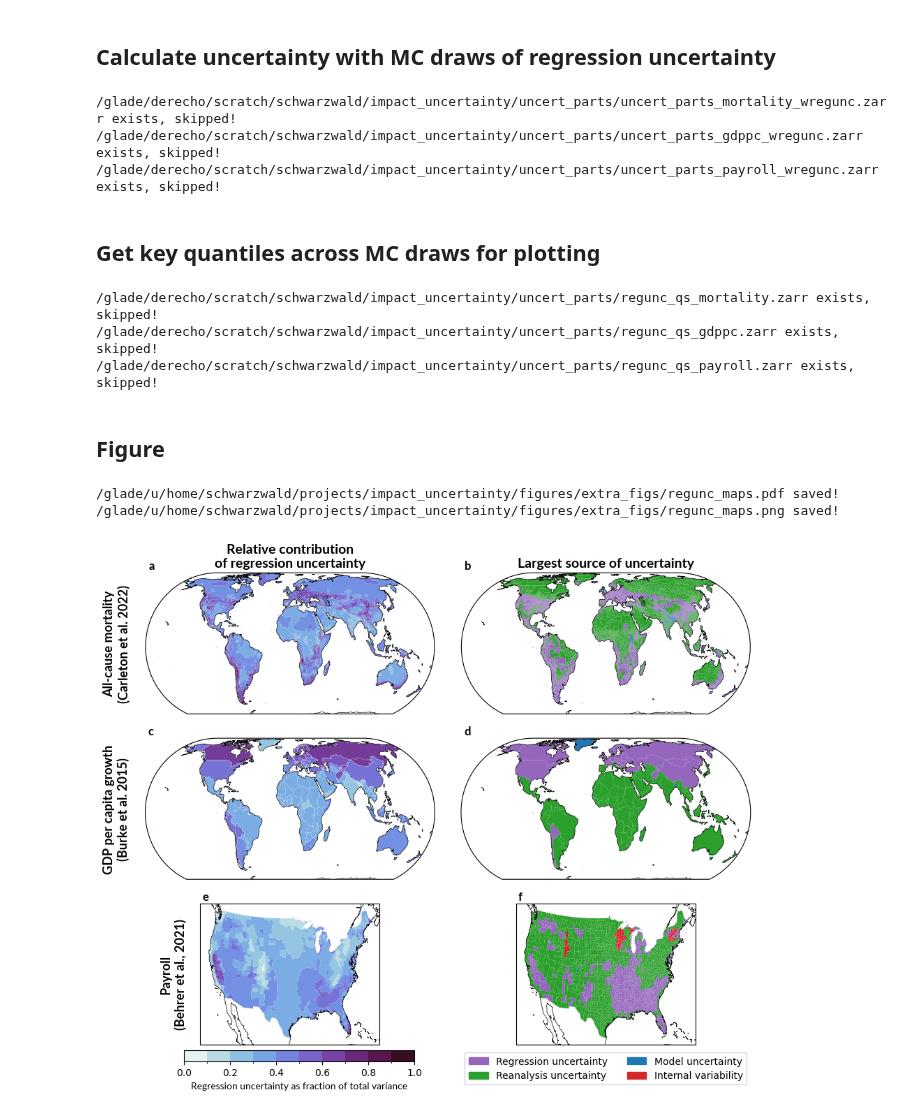
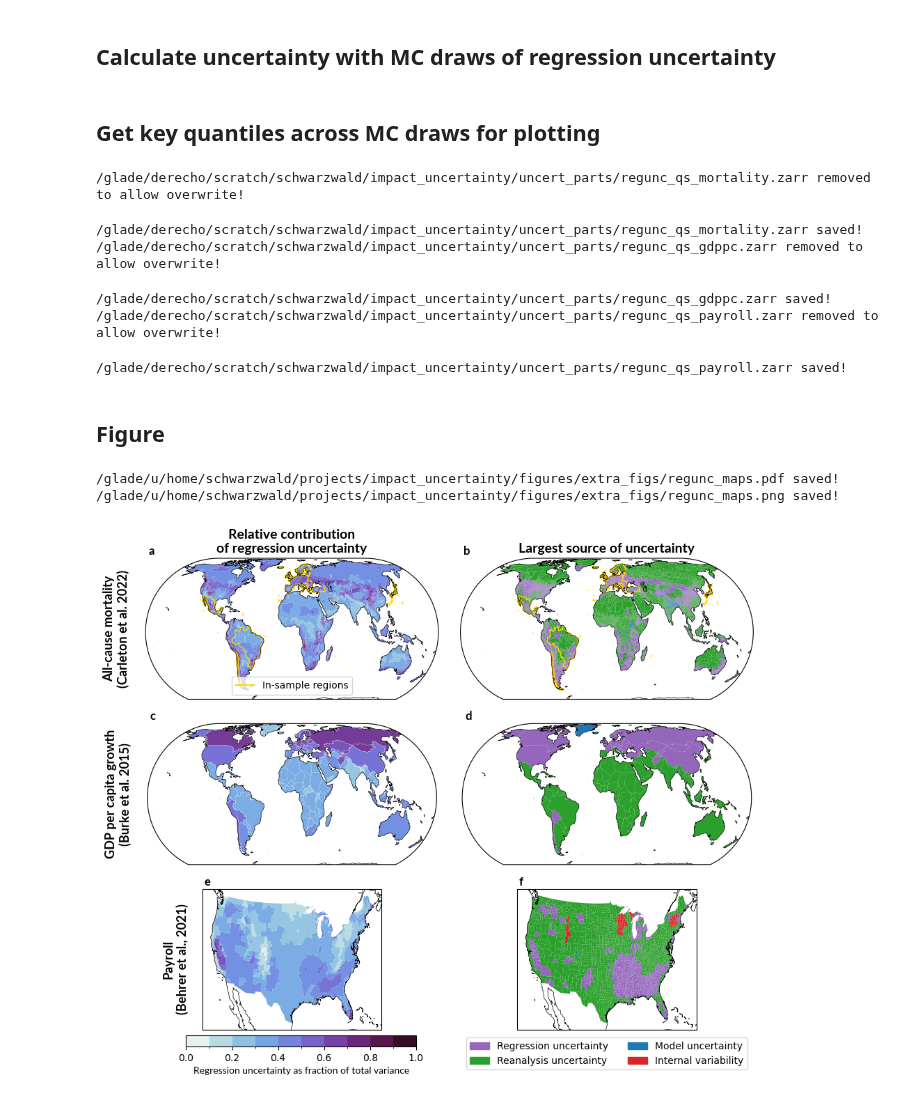
Before and after one commit to ks905383/impact_uncertainty, a Jupyter notebook: code/4b_partition_uncertainty_wregunc.ipynb, the cells around one changed output. Drawn from its saved outputs; the diff is of its cells as text; code cells hidden in the pictures.

```diff
--- a/code/4b_partition_uncertainty_wregunc.ipynb
+++ b/code/4b_partition_uncertainty_wregunc.ipynb
@@ -79,7 +73,7 @@ nruns = {'mortality':13,
 # %% [markdown]
 ## Calculate uncertainty with MC draws of regression uncertainty
 # %%
-overwrite = False
+overwrite = True
 keep_idvs_ref_gwl = 2
 
 def project_impact(ds,pred_var = 'tassumpoly',coeff_var = 'coeffs'):
@@ -245,14 +239,12 @@ for proc in params_proc:
 
 
     # Delete temp files
+
+# ~44 mins on 18 CPUs
-# %% [output]
-/glade/derecho/scratch/schwarzwald/impact_uncertainty/uncert_parts/uncert_parts_mortality_wregunc.zarr exists, skipped!
-/glade/derecho/scratch/schwarzwald/impact_uncertainty/uncert_parts/uncert_parts_gdppc_wregunc.zarr exists, skipped!
-/glade/derecho/scratch/schwarzwald/impact_uncertainty/uncert_parts/uncert_parts_payroll_wregunc.zarr exists, skipped!
 # %% [markdown]
 ## Get key quantiles across MC draws for plotting
 # %%
-overwrite = False
+overwrite = True
 for proc in params_proc:
     output_fn = f'{dir_list['proc']}uncert_parts/regunc_qs_{proc}.zarr'
 
@@ -287,9 +279,12 @@ for proc in params_proc:
     else:
         print(output_fn+' exists, skipped!')
 # %% [output]
-/glade/derecho/scratch/schwarzwald/impact_uncertainty/uncert_parts/regunc_qs_mortality.zarr exists, skipped!
-/glade/derecho/scratch/schwarzwald/impact_uncertainty/uncert_parts/regunc_qs_gdppc.zarr exists, skipped!
-/glade/derecho/scratch/schwarzwald/impact_uncertainty/uncert_parts/regunc_qs_payroll.zarr exists, skipped!
+/glade/derecho/scratch/schwarzwald/impact_uncertainty/uncert_parts/regunc_qs_mortality.zarr removed to allow overwrite!
+/glade/derecho/scratch/schwarzwald/impact_uncertainty/uncert_parts/regunc_qs_mortality.zarr saved!
+/glade/derecho/scratch/schwarzwald/impact_uncertainty/uncert_parts/regunc_qs_gdppc.zarr removed to allow overwrite!
+/glade/derecho/scratch/schwarzwald/impact_uncertainty/uncert_parts/regunc_qs_gdppc.zarr saved!
+/glade/derecho/scratch/schwarzwald/impact_uncertainty/uncert_parts/regunc_qs_payroll.zarr removed to allow overwrite!
+/glade/derecho/scratch/schwarzwald/impact_uncertainty/uncert_parts/regunc_qs_payroll.zarr saved!
 # %% [markdown]
 ## Figure
 # %%
@@ -331,6 +326,11 @@ projs = {'mortality':ccrs.EckertIV(),
 
 cbar_params = {'vmin':0,'vmax':1,'cmap':cmocean.cm.dense,'levels':11}
 clabel = 'Regression uncertainty as fraction of total variance'
+
+mort_insamp_border = True
+if mort_insamp_border:
+    mort_insamp = gpd.read_file(dir_list['aux']+'geo_data/mortality_insamp_world_plugged.shp')
+    mort_insamp = mort_insamp.simplify(tolerance=0.25)
 
 for row_idx,proc in enumerate(params_proc):
     # Load shapefile
@@ -414,31 +414,38 @@ for row_idx,proc in enumerate(params_proc):
             # Merge into gdf
             gdf = gdf.set_index('locid').join(srcs.set_index('locid'))
             gdf = gdf.iloc[(~gdf['colors'].isnull()).values,:]
 
             gdf.plot(color=gdf['colors'],transform=ccrs.PlateCarree(),ax=ax)
 
 
             if row_idx == 0:
                 ax.set_title('Largest source of uncertainty',font=extra_fonts['lato-bold'],fontsize=14)
             else:
                 ax.set_title('')
 
             # Legend
             if row_idx == len(params_proc)-1:
                 handles = [
                     mpatches.Patch(color=color, label=names[label])
                     for label, color in cat_colors.items()
                 ]
                 ax.legend(handles=handles,
                           bbox_to_anchor = (0.5,-0.02),
                           loc = 'upper center',
                           ncol = 2)
+        # In-sample border for mortality
+        if mort_insamp_border and (proc == 'mortality'):
+            mort_insamp.plot(edgecolor='gold',facecolor='none',ax=ax,transform=ccrs.PlateCarree())
+            if col_idx == 0:
+                ax.legend(handles = [mpl.lines.Line2D([0,0],[0,0],color='gold',label='In-sample regions')],
+                              loc = 'lower center')
+
 
 plt.tight_layout()
 
 if save_fig:
     utility_print(output_fn)
 # %% [output]
 /glade/u/home/schwarzwald/projects/impact_uncertainty/figures/extra_figs/regunc_maps.pdf saved!
 /glade/u/home/schwarzwald/projects/impact_uncertainty/figures/extra_figs/regunc_maps.png saved!
-[figure, old version]
+[figure, new version]
```
Also changed, not shown: parts of 1 cell of this notebook, 39 other files.
